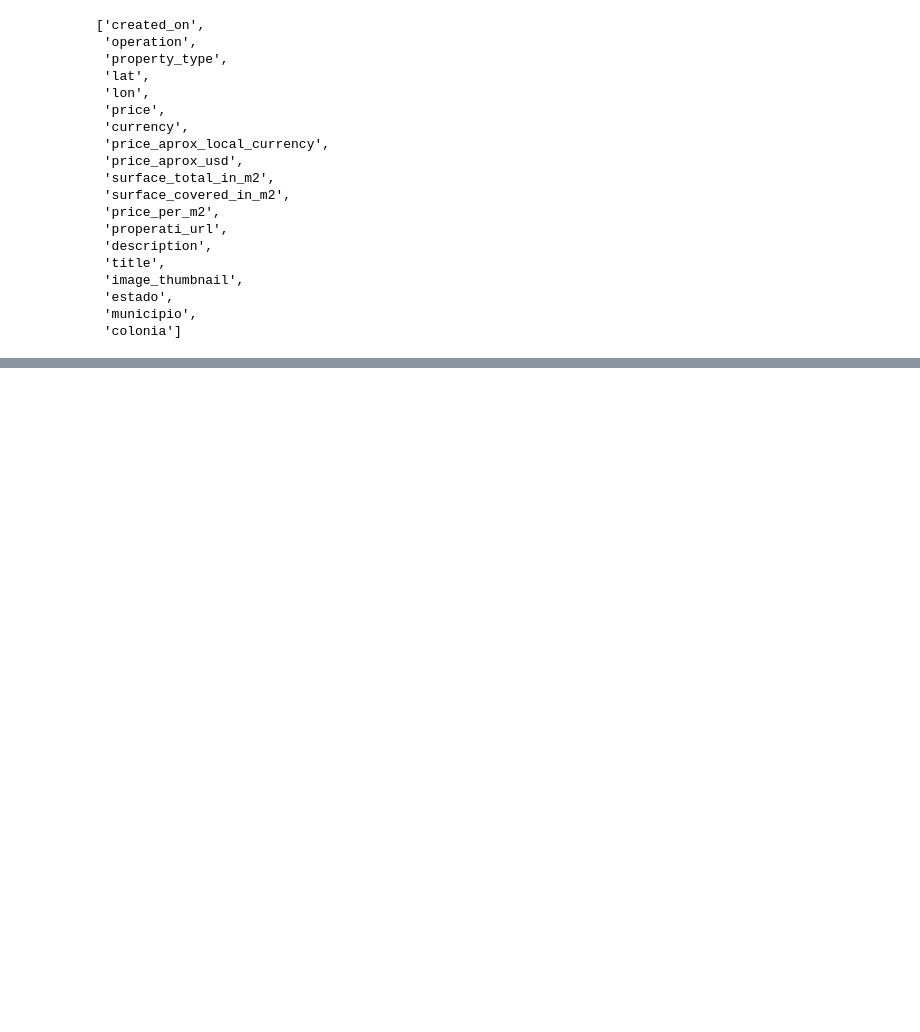
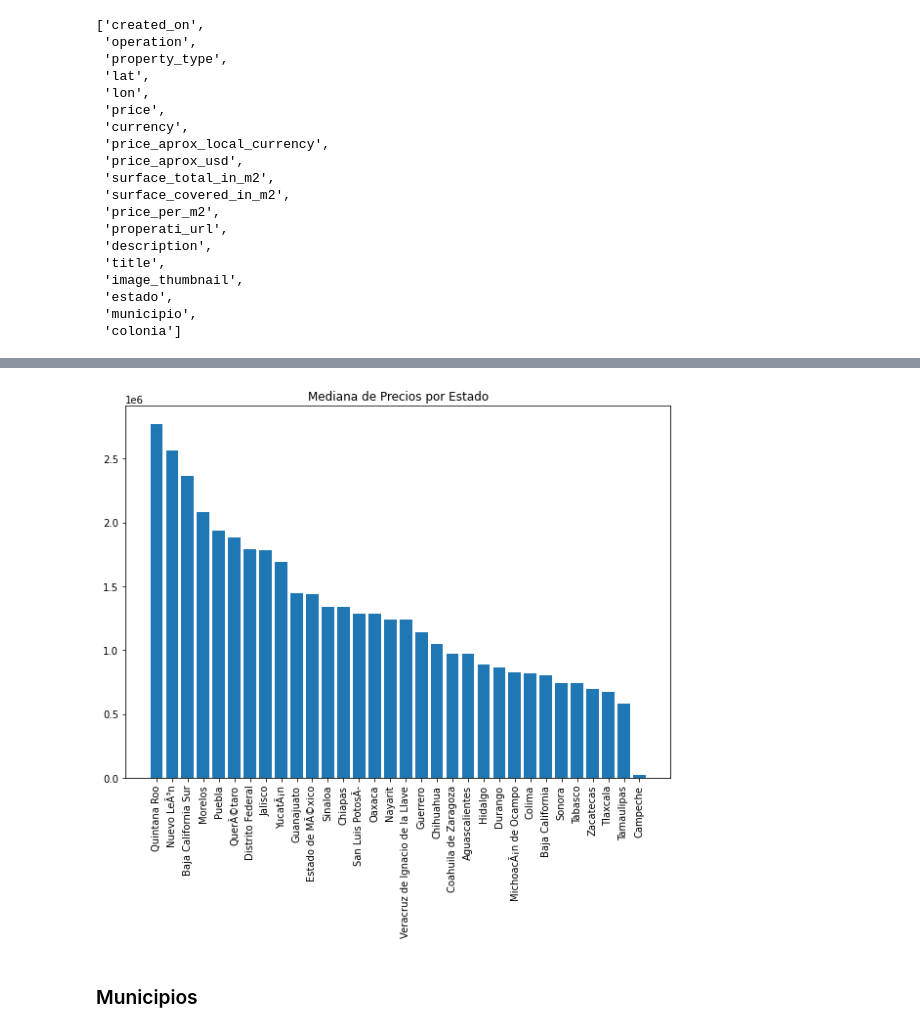
Before and after one commit to edco17/Real_Estate_Mexico, a Jupyter notebook: proyecto_final_Edgar_Cardoso.ipynb, the cells around one changed output, grey strips where cells are left out. Cells and saved outputs as stored; diff of their text form; code cells hidden in the pictures; blank space fills up the shorter version.

```diff
--- a/proyecto_final_Edgar_Cardoso.ipynb
+++ b/proyecto_final_Edgar_Cardoso.ipynb
@@ -229,0 +315,5 @@ df.rename(columns = dict(zip(text, list(map(lambda x: 't_' + x, text)))), inplac
+# %%
+price = pd.pivot_table(df, values = 'c_price_aprox_local_currency', index = 'v_estado', aggfunc = np.median)
+price.sort_values('c_price_aprox_local_currency', ascending=False, inplace = True)
+price = pd.Series(index = price.index, data = [x[0] for x in price.values])
+price
@@ -229,0 +338,10 @@ df.rename(columns = dict(zip(text, list(map(lambda x: 't_' + x, text)))), inplac
+# %%
+plt.figure(figsize=(10, 7))
+plt.bar(price.index, price.values)
+plt.xticks(rotation=90)
+plt.title('Mediana de Precios por Estado')
+plt.show()
+# %% [output]
+[figure, added]
+# %% [markdown]
+### Municipios
```
Also changed, not shown: parts of 47 cells of this notebook.
